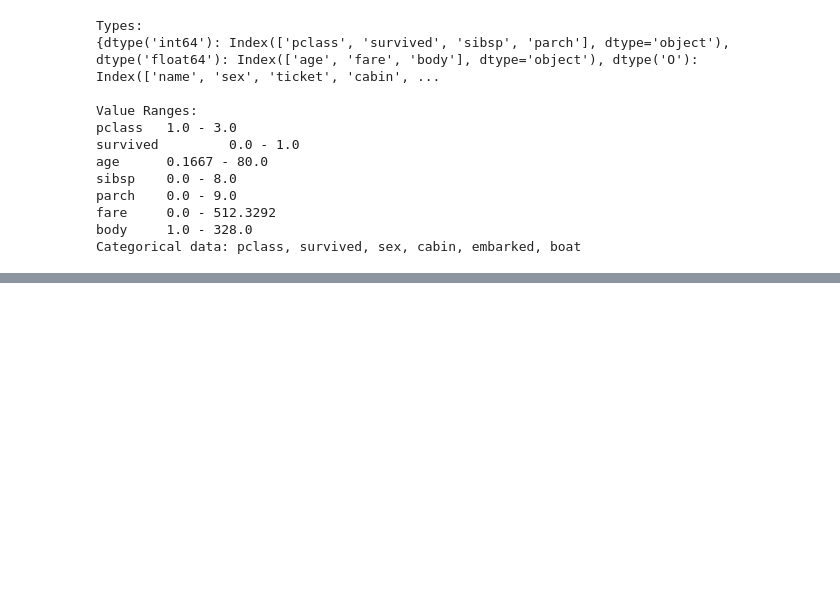
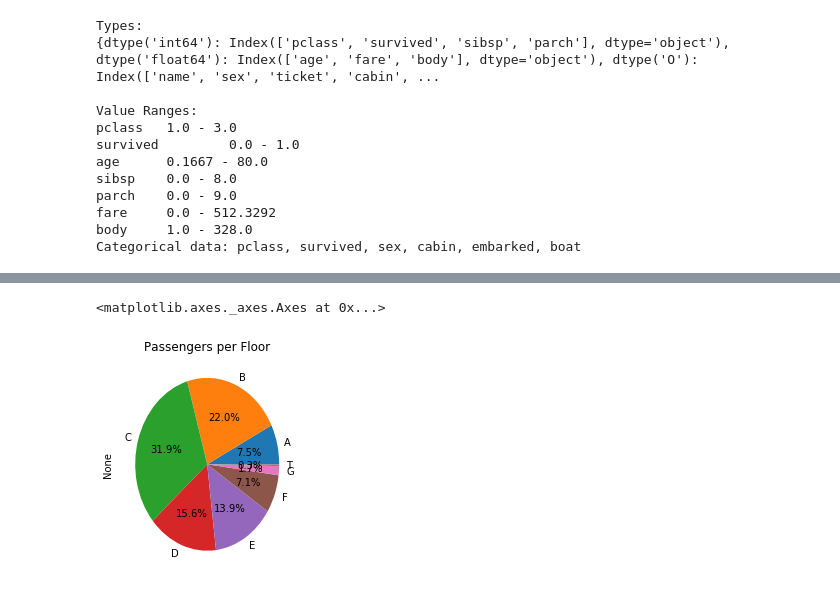
Before and after one commit to pmichele/ADA-Group, a Jupyter notebook: Michele/01 - Pandas and Data Wrangling/Homework 1.ipynb, the cells around one changed output, grey strips where cells are left out. Drawn from its saved outputs; the diff is of its cells as text; code cells hidden in the pictures; blank space fills up the shorter version.

```diff
--- a/Michele/01 - Pandas and Data Wrangling/Homework 1.ipynb
+++ b/Michele/01 - Pandas and Data Wrangling/Homework 1.ipynb
@@ -302,0 +304,14 @@ Populating the interactive namespace from numpy and matplotlib
+# %%
+# Question 3
+# The starting letter of the cabin is the floor.
+# Cabins with more than one letter such as "F G63"
+# are considered correct (Source: "https://www.encyclopedia-titanica.org/").
+
+df['floor'] = df['cabin'].map(lambda x: x[0])
+fig = plt.figure(figsize=(5,3))
+ax = fig.add_axes((0,0,.5,1))
+p_per_floor = df.groupby(['floor']).size().drop("U")
+p_per_floor.plot(kind='pie', ax=ax, title="Passengers per Floor",  autopct='%1.1f%%')
+# %% [output]
+<matplotlib.axes._axes.Axes at 0x...>
+[figure, added]
```
Also changed, not shown: parts of 2 cells of this notebook, 1 other file.
